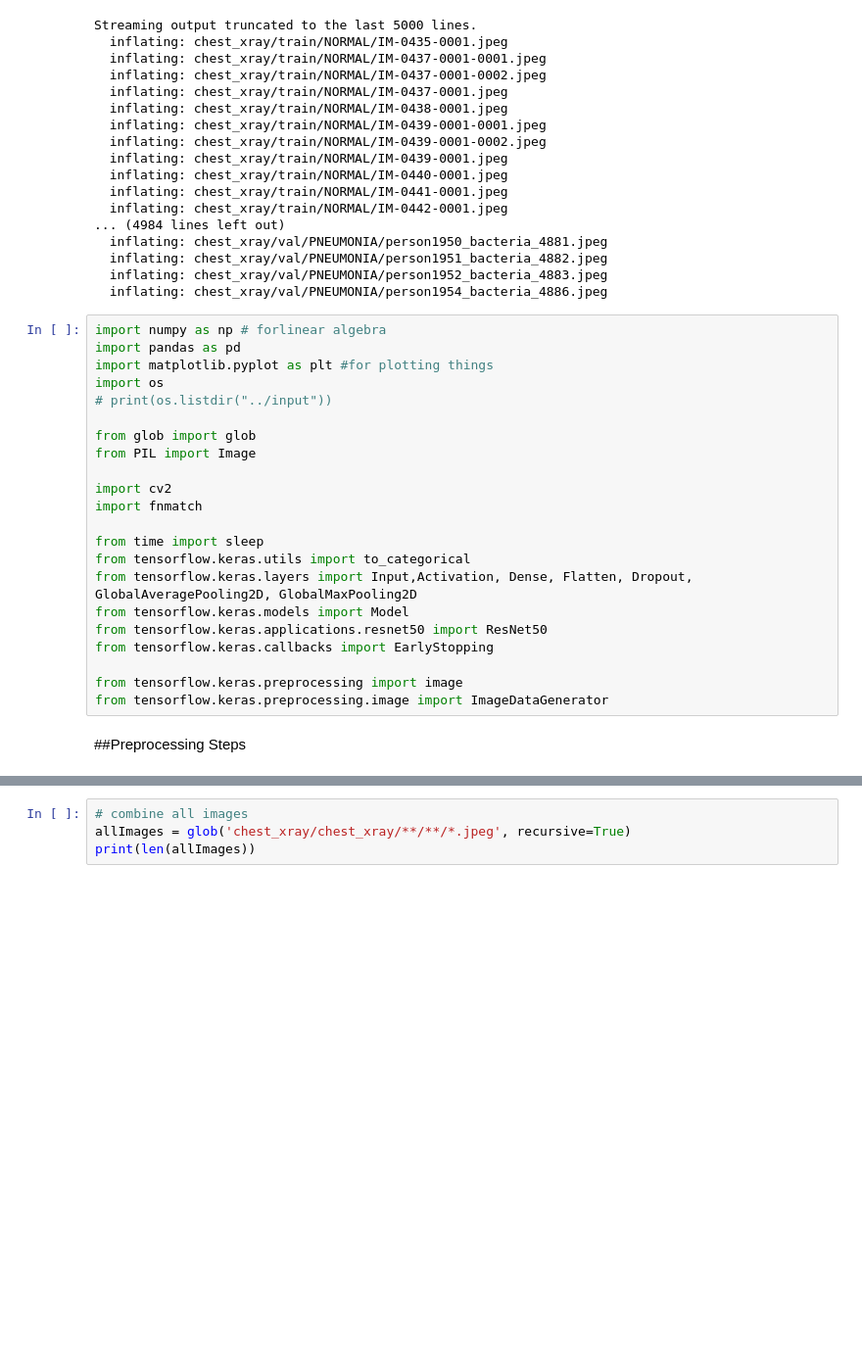
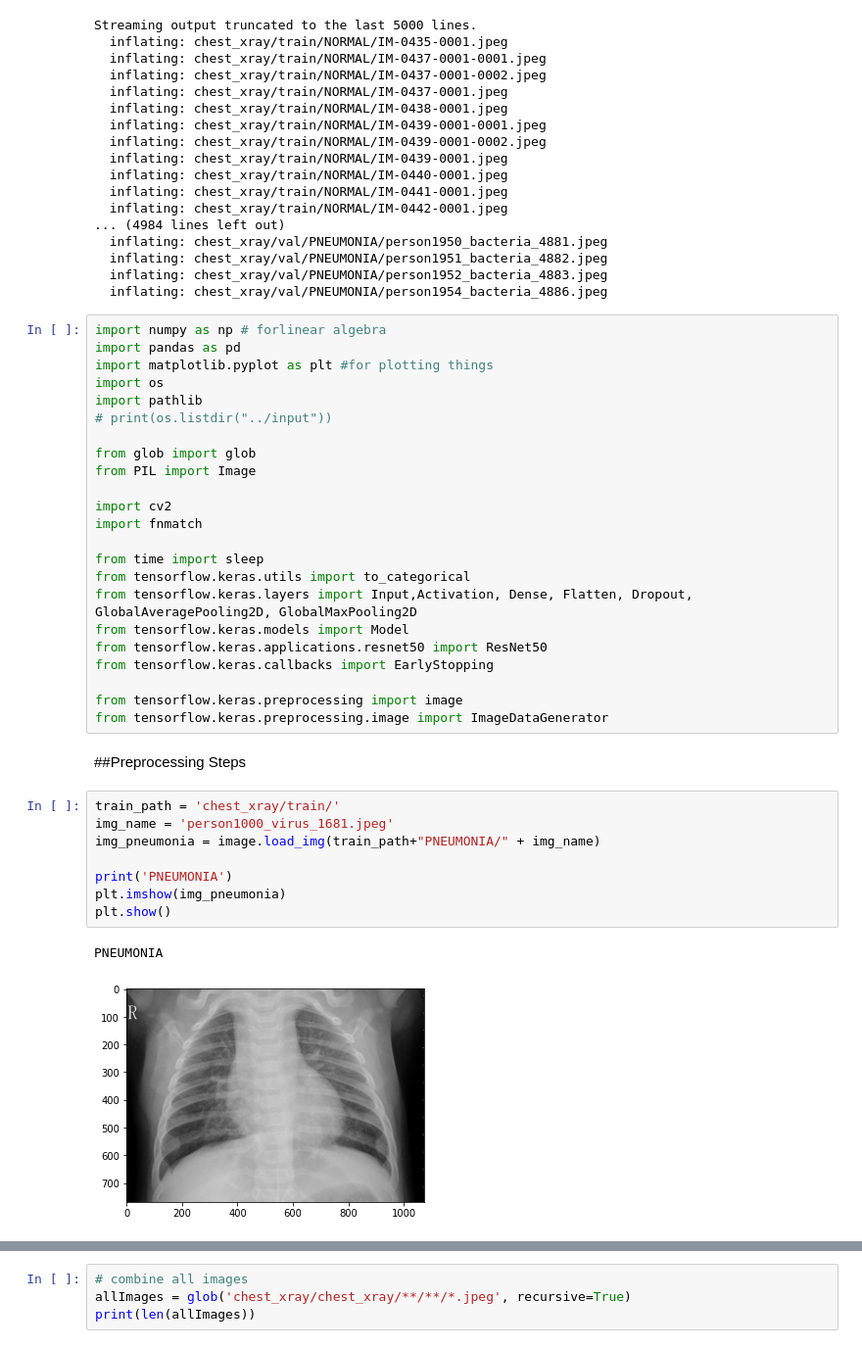
Before and after one commit to loycatherine/kaggle-datasets, a Jupyter notebook: Pneumonia Detection/ResNet50.ipynb, the cells around one changed output, grey strips where cells are left out. Shown: that part at 98% size. Drawn from its saved outputs; the diff is of its cells as text; blank space fills up the shorter version.

```diff
--- a/Pneumonia Detection/ResNet50.ipynb
+++ b/Pneumonia Detection/ResNet50.ipynb
@@ -54,6 +54,7 @@ import numpy as np # forlinear algebra
 import pandas as pd
 import matplotlib.pyplot as plt #for plotting things
 import os
+import pathlib
 # print(os.listdir("../input"))
 
 from glob import glob
@@ -73,3 +74,14 @@ from tensorflow.keras.preprocessing import image
 from tensorflow.keras.preprocessing.image import ImageDataGenerator
 # %% [markdown]
 ##Preprocessing Steps
+# %%
+train_path = 'chest_xray/train/'
+img_name = 'person1000_virus_1681.jpeg'
+img_pneumonia = image.load_img(train_path+"PNEUMONIA/" + img_name)
+
+print('PNEUMONIA')
+plt.imshow(img_pneumonia)
+plt.show()
+# %% [output]
+PNEUMONIA
+[figure, added]
```
Also changed, not shown: parts of 2 cells of this notebook.
